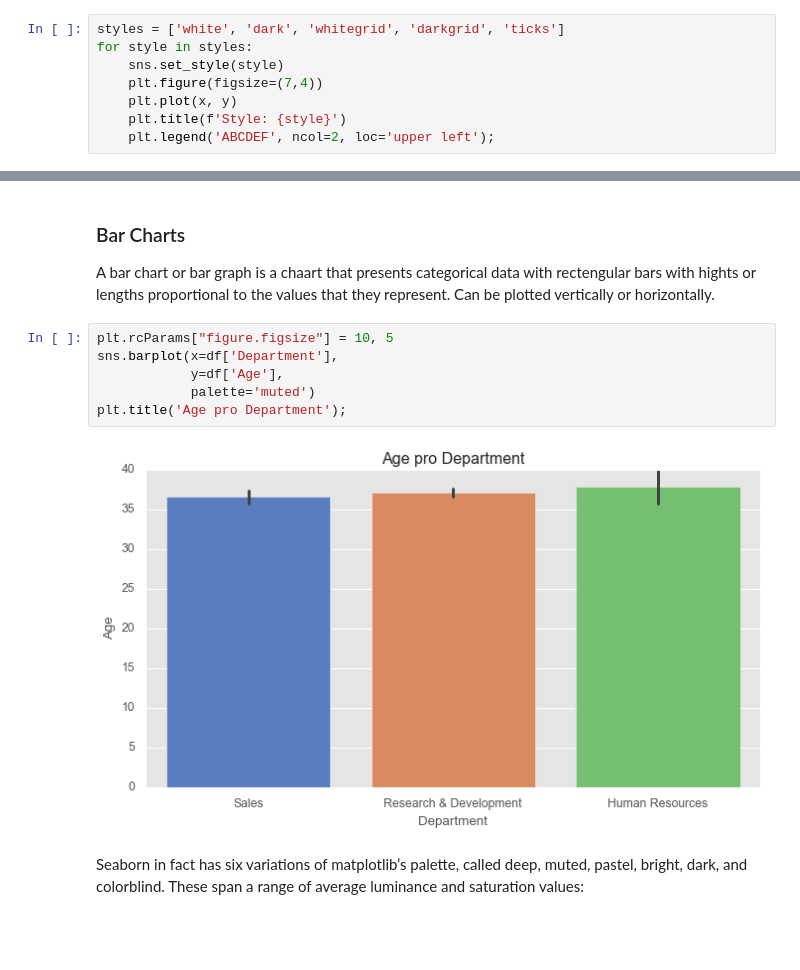
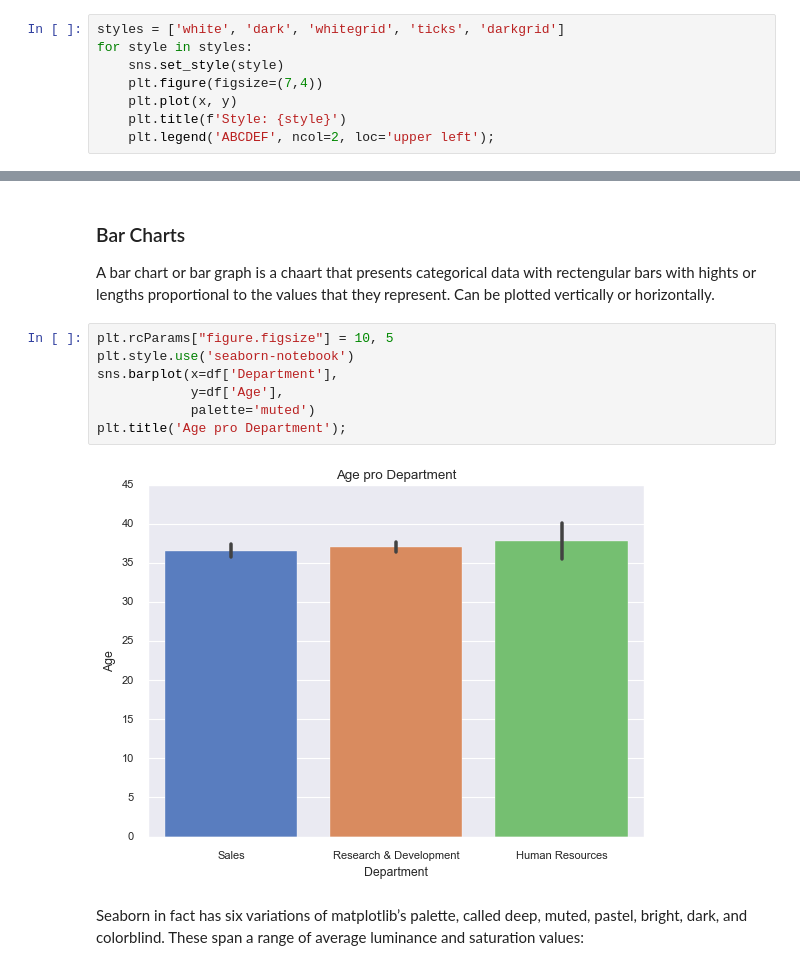
Before and after one commit to skacem/TIL, a Jupyter notebook: seaborn_intro.ipynb, the cells around one changed output, grey strips where cells are left out. Drawn from its saved outputs; the diff is of its cells as text; blank space fills up the shorter version.

```diff
--- a/seaborn_intro.ipynb
+++ b/seaborn_intro.ipynb
@@ -68,7 +73,7 @@ Seaborn has default configurations that can be applied with `sns.set()`. These s
 
 To use any of the preset themes use `sns.set_style()`
 # %%
-styles = ['white', 'dark', 'whitegrid', 'darkgrid', 'ticks']
+styles = ['white', 'dark', 'whitegrid', 'ticks', 'darkgrid']
 for style in styles:
     sns.set_style(style)
     plt.figure(figsize=(7,4))
@@ -110,12 +115,13 @@ df.head()
 A bar chart or bar graph is a chaart that presents categorical data with rectengular bars with hights or lengths proportional to the values that they represent. Can be plotted vertically or horizontally.
 # %%
 plt.rcParams["figure.figsize"] = 10, 5
+plt.style.use('seaborn-notebook')
 sns.barplot(x=df['Department'],
             y=df['Age'],
             palette='muted')
 plt.title('Age pro Department');
 # %% [output]
-[figure, old version]
+[figure, new version]
 # %% [markdown]
 Seaborn in fact has six variations of matplotlib’s palette, called deep, muted, pastel, bright, dark, and colorblind. These span a range of average luminance and saturation values:
 # %%
```
Also changed, not shown: parts of 22 cells of this notebook.
